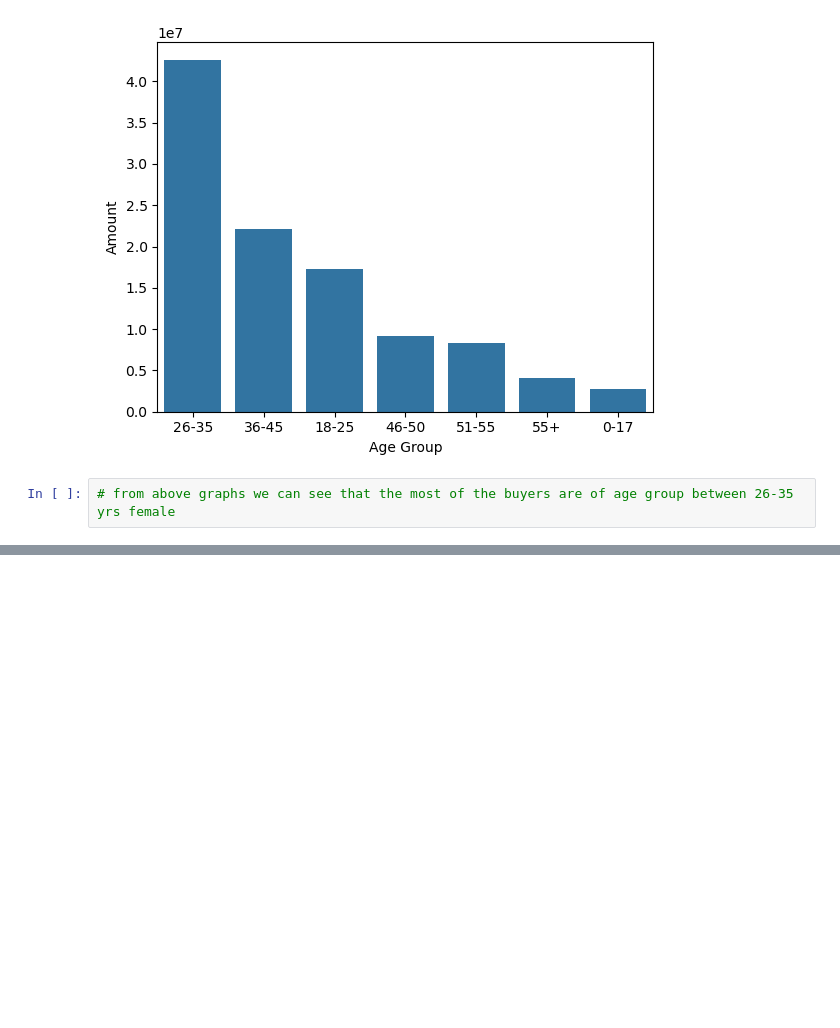
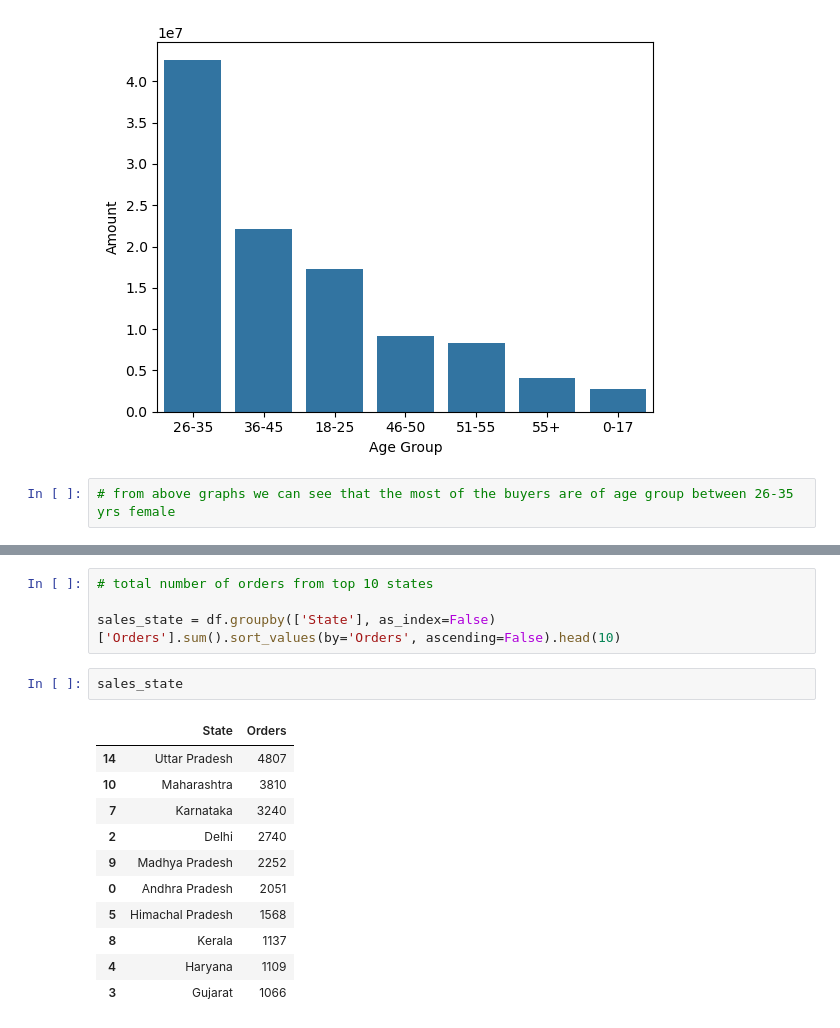
Before and after one commit to shakti-mankar/DA-DS-Projects, a Jupyter notebook: Python_Diwali_sales_analysis/Diwali_sales_Analysis.ipynb, the cells around one changed output, grey strips where cells are left out. Saved outputs shown, nothing was run; the diff lists cells and outputs as text; blank space fills up the shorter version.

```diff
--- a/Python_Diwali_sales_analysis/Diwali_sales_Analysis.ipynb
+++ b/Python_Diwali_sales_analysis/Diwali_sales_Analysis.ipynb
@@ -218,0 +228,18 @@ sns.barplot(x = 'Age Group' , y = 'Amount' , data = sales_age)
+# %%
+# total number of orders from top 10 states
+
+sales_state = df.groupby(['State'], as_index=False)['Orders'].sum().sort_values(by='Orders', ascending=False).head(10)
+# %%
+sales_state
+# %% [output]
+|  | State | Orders |
+| 14 | Uttar Pradesh | 4807 |
+| 10 | Maharashtra | 3810 |
+| 7 | Karnataka | 3240 |
+| 2 | Delhi | 2740 |
+| 9 | Madhya Pradesh | 2252 |
+| 0 | Andhra Pradesh | 2051 |
+| 5 | Himachal Pradesh | 1568 |
+| 8 | Kerala | 1137 |
+| 4 | Haryana | 1109 |
+| 3 | Gujarat | 1066 |
```
Also changed, not shown: parts of 5 cells of this notebook.
